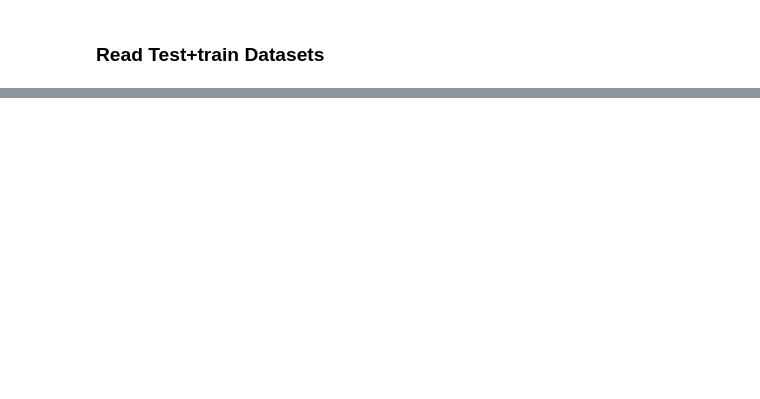
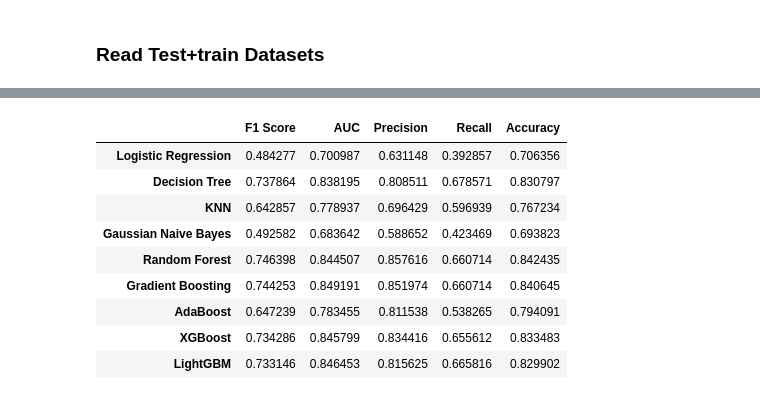
Before and after one commit to AndroZa0812/NayaProject4, a Jupyter notebook: pipeline.ipynb, the cells around one changed output, grey strips where cells are left out. Cells and saved outputs as stored; diff of their text form; code cells hidden in the pictures; blank space fills up the shorter version.

```diff
--- a/pipeline.ipynb
+++ b/pipeline.ipynb
@@ -205,0 +241,15 @@ classifiers = {
+# %%
+# pandas df plot score with best highlighted
+to_plot = results[['F1 Score', 'AUC', 'Precision', 'Recall', 'Accuracy']]
+to_plot.style.highlight_max(color = 'darkgreen', axis = 0)
+# %% [output]
+|  | F1 Score | AUC | Precision | Recall | Accuracy |
+| Logistic Regression | 0.484277 | 0.700987 | 0.631148 | 0.392857 | 0.706356 |
+| Decision Tree | 0.737864 | 0.838195 | 0.808511 | 0.678571 | 0.830797 |
+| KNN | 0.642857 | 0.778937 | 0.696429 | 0.596939 | 0.767234 |
+| Gaussian Naive Bayes | 0.492582 | 0.683642 | 0.588652 | 0.423469 | 0.693823 |
+| Random Forest | 0.746398 | 0.844507 | 0.857616 | 0.660714 | 0.842435 |
+| Gradient Boosting | 0.744253 | 0.849191 | 0.851974 | 0.660714 | 0.840645 |
+| AdaBoost | 0.647239 | 0.783455 | 0.811538 | 0.538265 | 0.794091 |
+| XGBoost | 0.734286 | 0.845799 | 0.834416 | 0.655612 | 0.833483 |
+| LightGBM | 0.733146 | 0.846453 | 0.815625 | 0.665816 | 0.829902 |
```
Also changed, not shown: parts of 10 cells of this notebook, 3 other files.
